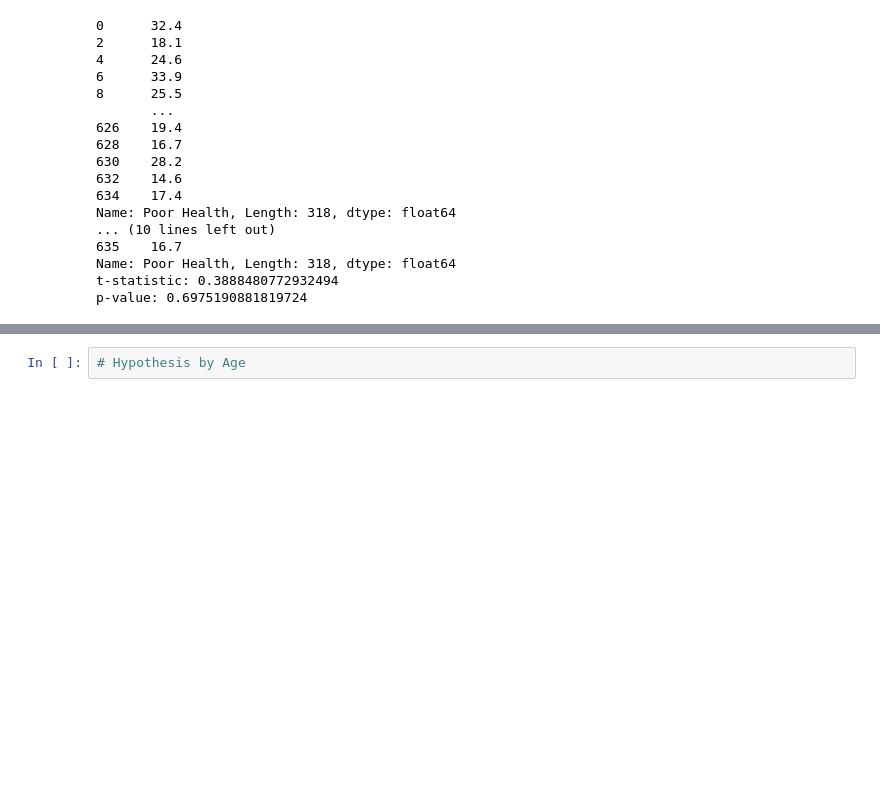
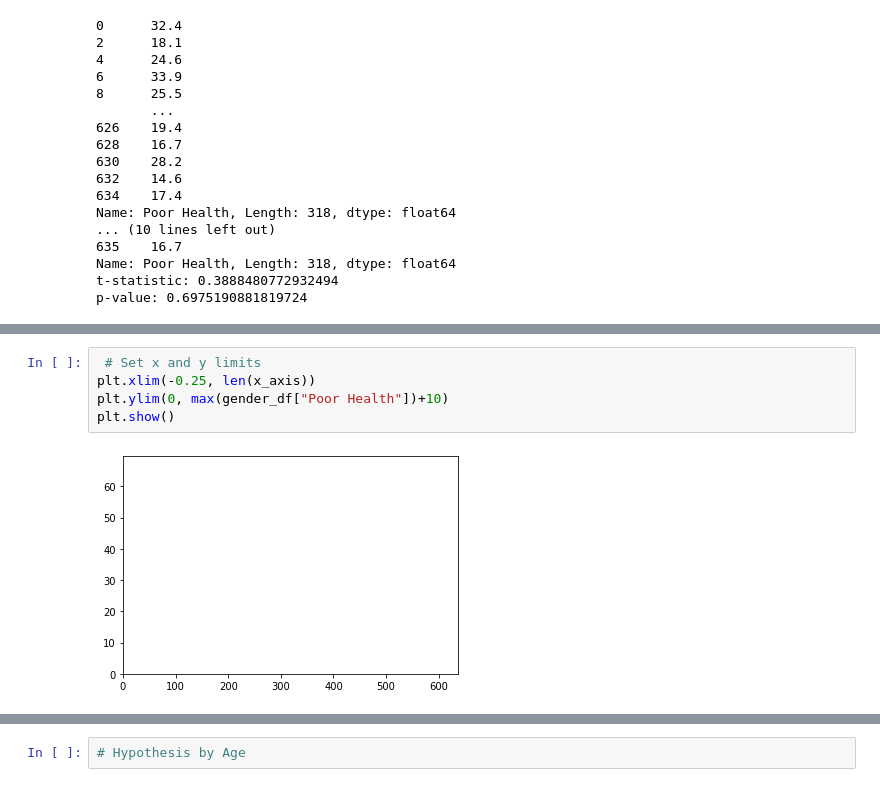
Before and after one commit to NoorBelhaj/Group-5-Project, a Jupyter notebook: Health_Analysis_HM.ipynb, the cells around one changed output, grey strips where cells are left out. Drawn from its saved outputs; the diff is of its cells as text; blank space fills up the shorter version.

```diff
--- a/Health_Analysis_HM.ipynb
+++ b/Health_Analysis_HM.ipynb
@@ -366,0 +378,7 @@ p-value: 0.6975190881819724
+# %%
+ # Set x and y limits
+plt.xlim(-0.25, len(x_axis))
+plt.ylim(0, max(gender_df["Poor Health"])+10)
+plt.show()
+# %% [output]
+[figure, added]
```
Also changed, not shown: parts of 4 cells of this notebook.
